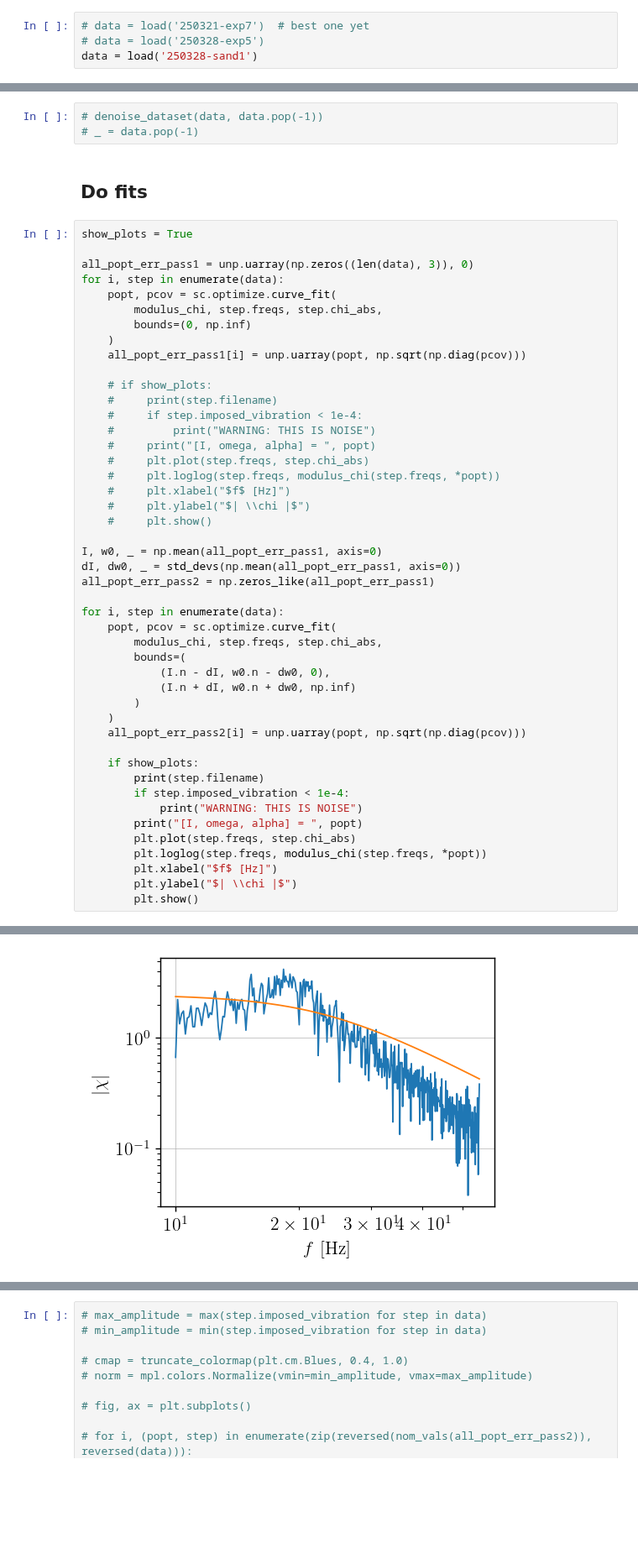
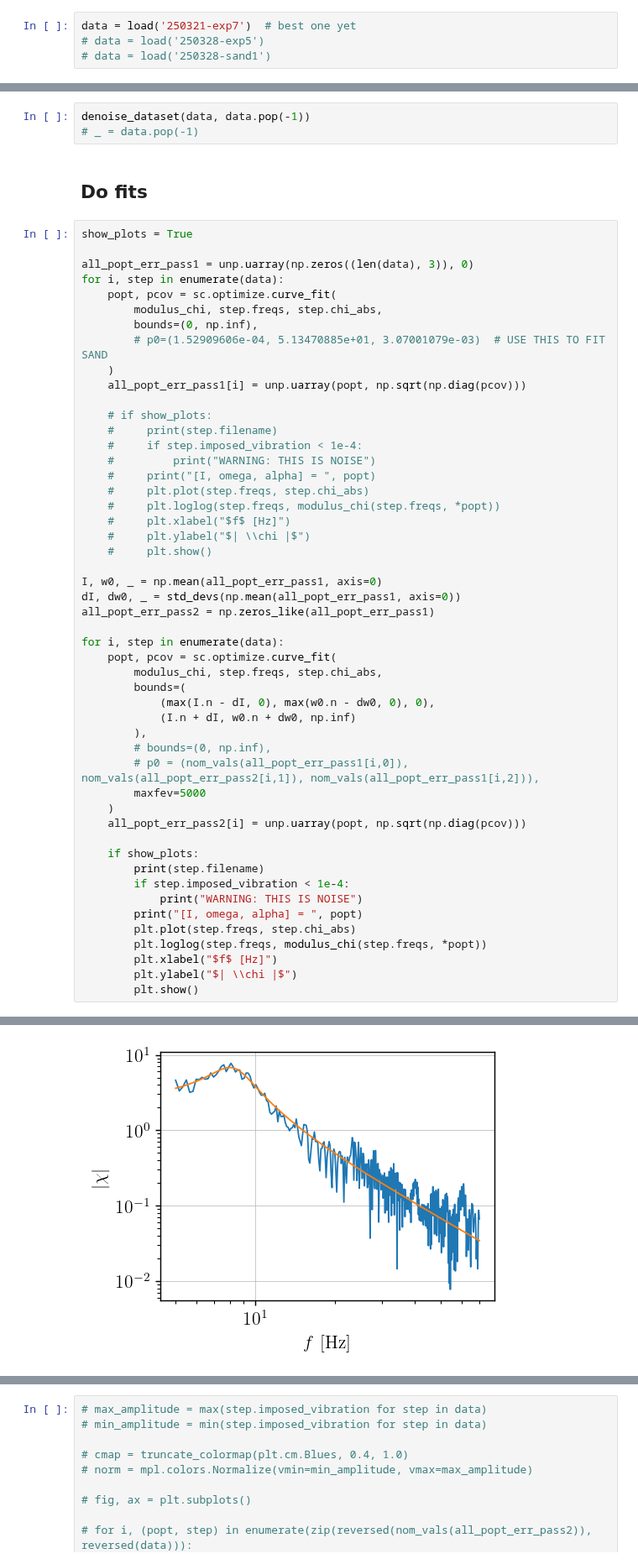
Before and after one commit to TomVdt/TPIII, a Jupyter notebook: 05-milieux-granulaires/analyse/exp1_friction.ipynb, the cells around one changed output, grey strips where cells are left out. Shown at 84% size. Drawn from its saved outputs; the diff is of its cells as text; blank space fills up the shorter version.

Commit message:
Sand works now

```diff
--- a/05-milieux-granulaires/analyse/exp1_friction.ipynb
+++ b/05-milieux-granulaires/analyse/exp1_friction.ipynb
@@ -19,7 +19,7 @@ mpl.rcParams.update(rcParams)
 # %% [markdown]
 ## Load
 # %%
-# data = load('250321-exp7')  # best one yet
+data = load('250321-exp7')  # best one yet
 # data = load('250328-exp5')
-data = load('250328-sand1')
+# data = load('250328-sand1')
 # %% [output]
@@ -41,5 +40,5 @@ Noise step:  ../data/250328-sand1/250328-sand1_step11.txt
 # %%
-# denoise_dataset(data, data.pop(-1))
+denoise_dataset(data, data.pop(-1))
 # _ = data.pop(-1)
 # %% [markdown]
 ## Do fits
@@ -50,7 +49,8 @@ all_popt_err_pass1 = unp.uarray(np.zeros((len(data), 3)), 0)
 for i, step in enumerate(data):
     popt, pcov = sc.optimize.curve_fit(
         modulus_chi, step.freqs, step.chi_abs,
-        bounds=(0, np.inf)
+        bounds=(0, np.inf),
+        # p0=(1.52909606e-04, 5.13470885e+01, 3.07001079e-03)  # USE THIS TO FIT SAND
     )
     all_popt_err_pass1[i] = unp.uarray(popt, np.sqrt(np.diag(pcov)))
 
@@ -73,9 +73,12 @@ for i, step in enumerate(data):
     popt, pcov = sc.optimize.curve_fit(
         modulus_chi, step.freqs, step.chi_abs,
         bounds=(
-            (I.n - dI, w0.n - dw0, 0),
+            (max(I.n - dI, 0), max(w0.n - dw0, 0), 0),
             (I.n + dI, w0.n + dw0, np.inf)
-        )
+        ),
+        # bounds=(0, np.inf),
+        # p0 = (nom_vals(all_popt_err_pass1[i,0]), nom_vals(all_popt_err_pass2[i,1]), nom_vals(all_popt_err_pass1[i,2])),
+        maxfev=5000
     )
     all_popt_err_pass2[i] = unp.uarray(popt, np.sqrt(np.diag(pcov)))
 
@@ -98 +101 @@ for i, step in enumerate(data):
-[figure, old version]
+[figure, new version]
```
Also changed, not shown: parts of 5 cells of this notebook.
